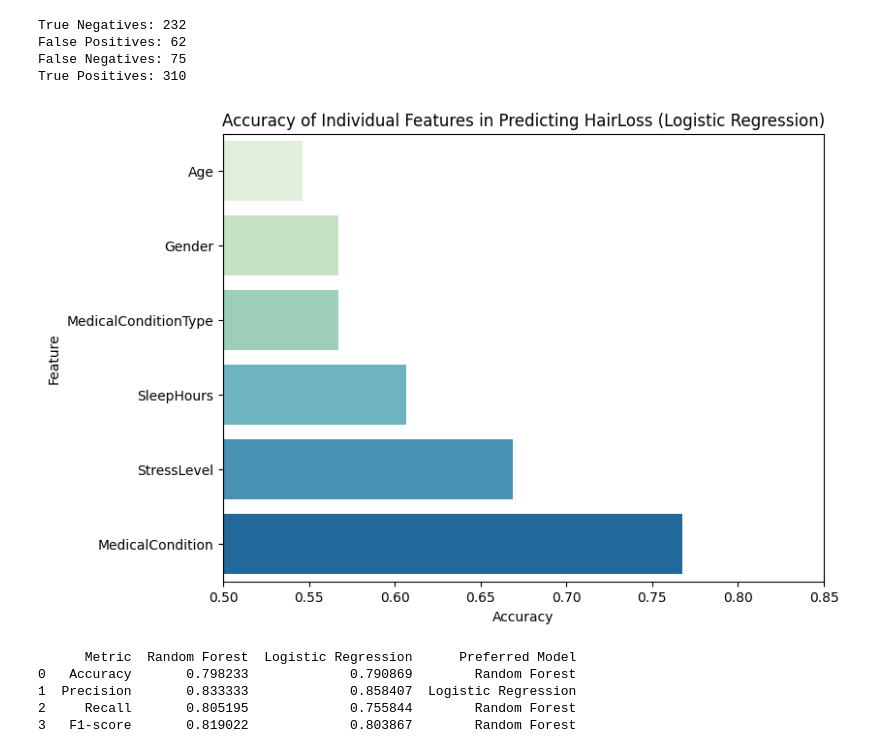
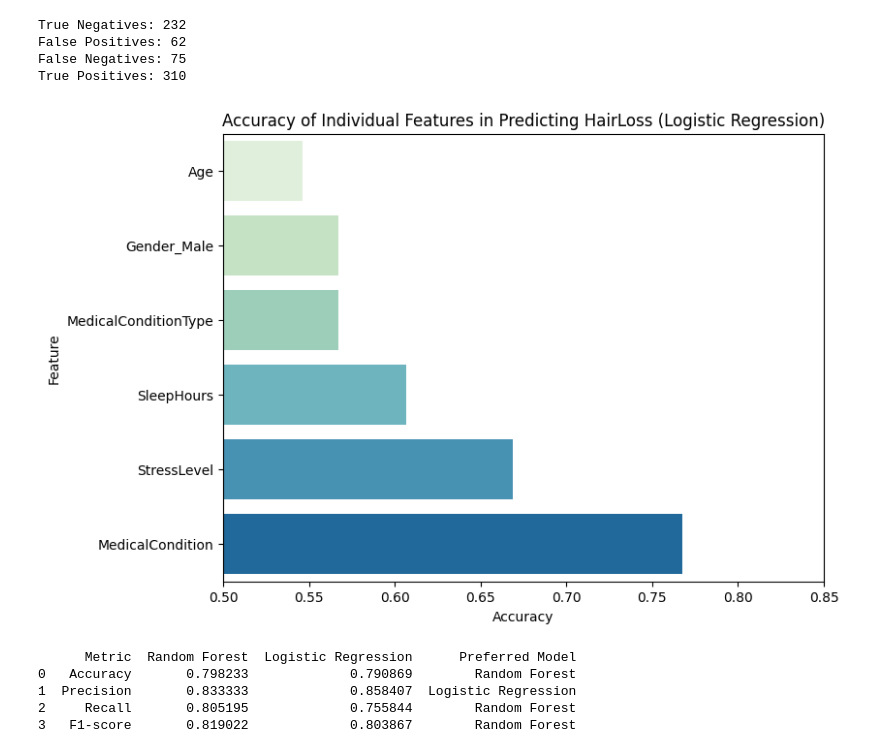
Before and after one commit to JayaAhmed/BigData, a Jupyter notebook: BigData.ipynb, the cells around one changed output. Cells and saved outputs as stored; diff of their text form; code cells hidden in the pictures.

```diff
--- a/BigData.ipynb
+++ b/BigData.ipynb
@@ -555,6 +415,18 @@ plt.show()
 # %%
 plt.figure(figsize=(8, 6))
-sns.boxplot(x='HairLoss', y='SleepHours', data=merged_df, palette=['mediumseagreen', 'pink'])
+
+# Convert HairLoss to string for categorical hue
+merged_df['HairLoss'] = merged_df['HairLoss'].astype(str)
+
+sns.boxplot(
+    x='HairLoss',
+    y='SleepHours',
+    data=merged_df,
+    hue='HairLoss',  # Same as x
+    palette=['mediumseagreen', 'pink'],
+    legend=False
+)
+
 plt.title('SleepHours vs HairLoss')
 plt.xlabel('HairLoss (0 = No, 1 = Yes)')
 plt.ylabel('SleepHours')
@@ -630,49 +509,60 @@ False Positives: 62
 False Negatives: 75
 True Positives: 310
 # %%
+import pandas as pd
+import seaborn as sns
+import matplotlib.pyplot as plt
 from sklearn.linear_model import LogisticRegression
 from sklearn.model_selection import train_test_split
 from sklearn.metrics import accuracy_score
-import pandas as pd
-import seaborn as sns
-import matplotlib.pyplot as plt
+from sklearn.preprocessing import LabelEncoder
 
-features = ['Gender', 'MedicalConditionType', 'StressLevel', 'SleepHours', 'MedicalCondition', 'Age']
-X = merged_df[features]
+# Safely copy the features and target
+features = ['Gender_Male', 'MedicalConditionType', 'StressLevel', 'SleepHours', 'MedicalCondition', 'Age']
+X = merged_df[features].copy()
 y = merged_df['HairLoss']
 
-# Encode categorical features if necessary
-from sklearn.preprocessing import LabelEncoder
+# Encode categorical features safely
 for col in X.select_dtypes(include='object').columns:
-    X[col] = LabelEncoder().fit_transform(X[col])
+    X.loc[:, col] = LabelEncoder().fit_transform(X[col])
 
-# Evaluate each feature individually
+# Evaluate individual feature accuracy
 individual_accuracies = {}
+
 for feature in features:
     X_feat = X[[feature]]
     X_train_f, X_test_f, y_train_f, y_test_f = train_test_split(X_feat, y, random_state=42)
 
     model = LogisticRegression(max_iter=1000)
     model.fit(X_train_f, y_train_f)
     y_pred = model.predict(X_test_f)
 
     acc = accuracy_score(y_test_f, y_pred)
     individual_accuracies[feature] = acc
 
 # Convert to DataFrame
 accuracy_df = pd.DataFrame.from_dict(individual_accuracies, orient='index', columns=['Accuracy'])
 accuracy_df = accuracy_df.sort_values(by='Accuracy', ascending=True).reset_index().rename(columns={'index': 'Feature'})
 
-# Plot
+# Convert Feature to string for hue, and plot
+accuracy_df['Feature'] = accuracy_df['Feature'].astype(str)
+
 plt.figure(figsize=(8, 6))
-sns.barplot(data=accuracy_df, x='Accuracy', y='Feature', palette='GnBu')
+sns.barplot(
+    data=accuracy_df,
+    x='Accuracy',
+    y='Feature',
+    hue='Feature',
+    palette='GnBu',
+    legend=False
+)
 plt.title('Accuracy of Individual Features in Predicting HairLoss (Logistic Regression)')
 plt.xlabel('Accuracy')
 plt.ylabel('Feature')
 plt.xlim(0.5, 0.85)
 plt.show()
 # %% [output]
-[figure, old version]
+[figure, new version]
 # %%
 from sklearn.ensemble import RandomForestClassifier
 from sklearn.linear_model import LogisticRegression
```
Also changed, not shown: parts of 31 cells of this notebook.
